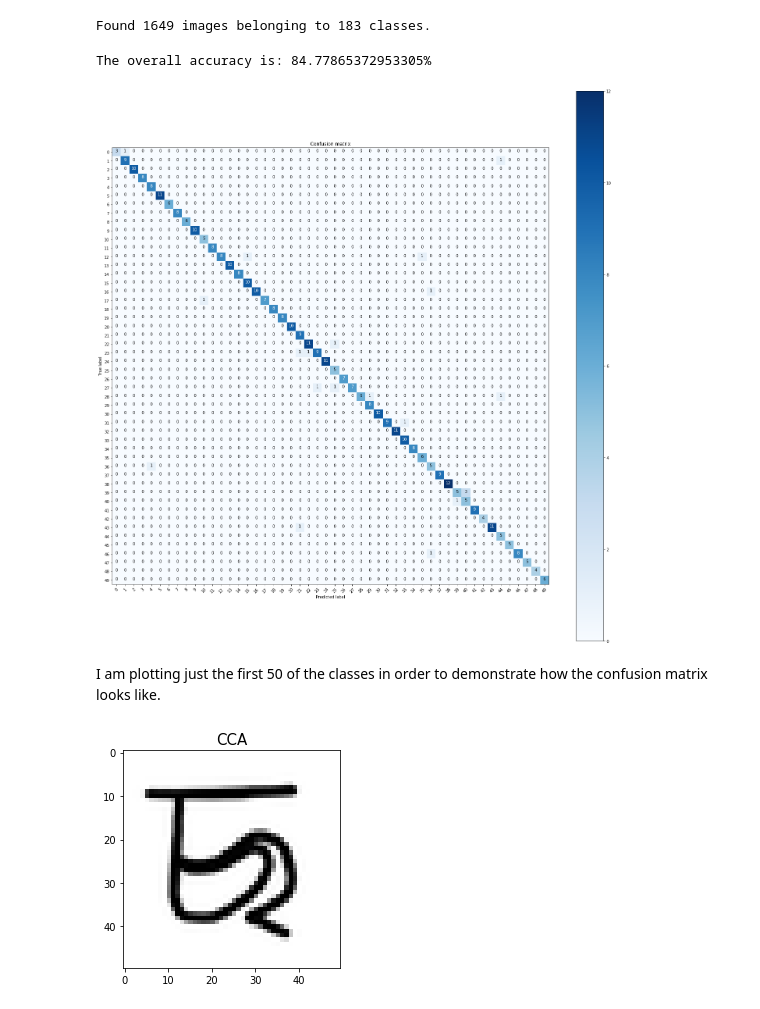
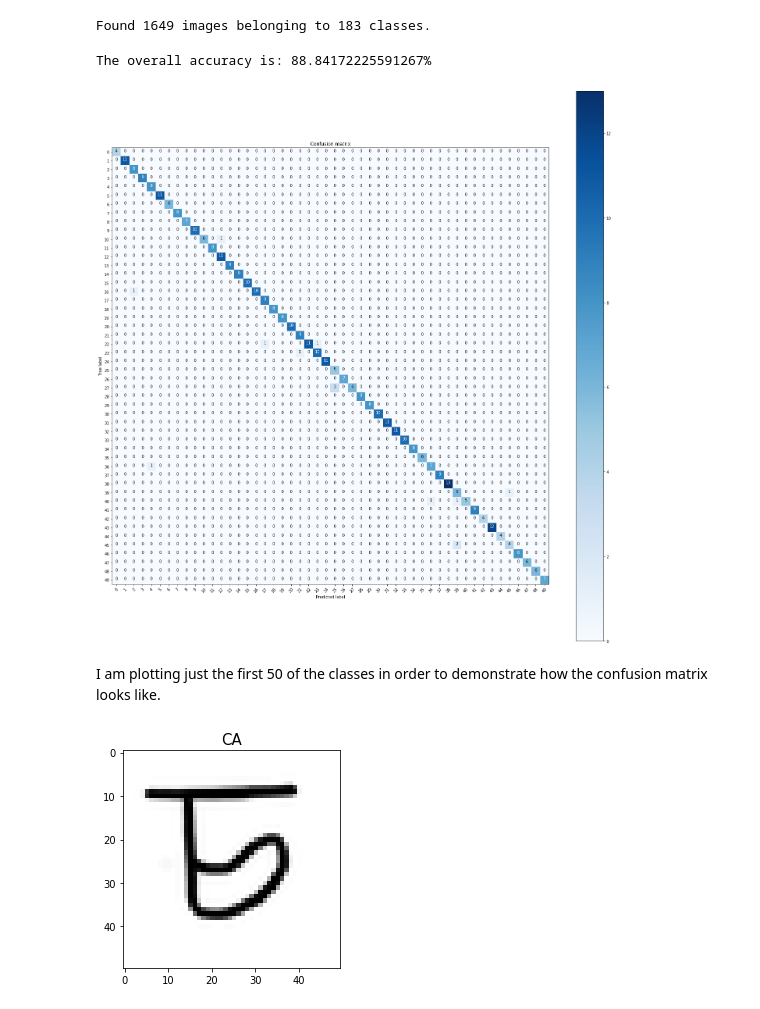
Before and after one commit to nathdipankar/Assamese-Character-Recognition, a Jupyter notebook: CNN for Assamese script character recognition.ipynb, the cells around one changed output. Cells and saved outputs as stored; diff of their text form; code cells hidden in the pictures.

Commit message:
Better accuracy of the CNN

```diff
--- a/CNN for Assamese script character recognition.ipynb
+++ b/CNN for Assamese script character recognition.ipynb
@@ -66,9 +66,9 @@ batch_size = 30
 # this is the augmentation configuration we will use for training
 train_datagen = ImageDataGenerator(
         rescale=1./255,
-        shear_range=0.2,
-        zoom_range=0.2,
-        horizontal_flip=True)
+        shear_range=0.4,
+        zoom_range=0.4,
+        horizontal_flip=False)
 
 # this is the augmentation configuration we will use for testing:
 # only rescaling
@@ -201,12 +199,12 @@ accuracy = cm.trace()/cm.sum()
 # %%
 print('The overall accuracy is: {}% '.format(accuracy*100))
 # %% [output]
-The overall accuracy is: 84.77865372953305%
+The overall accuracy is: 88.84172225591267%
 # %%
 plt.figure(figsize = (20, 20))
 plot_confusion_matrix(cm[:50,:50], classes = range(50))
 # %% [output]
-[figure, old version]
+[figure, new version]
 # %% [markdown]
 I am plotting just the first 50 of the classes in order to demonstrate how the confusion matrix looks like.
 # %%
@@ -214,18 +212,18 @@ x = train_generator.class_indices
 # %%
 
 from resizeimage import resizeimage
 def predict_new_image(path):
         test1 = load_img(path)
         test2 = resizeimage.resize_contain(test1, [50,50]).convert('RGB')
         test = img_to_array(test2)
         test = np.expand_dims(test, axis = 0)
         result = model.predict(test)
         x = train_generator.class_indices
         all_label = list(x.keys())
         plt.figure()
         plt.clf()
         plt.imshow(test2, cmap = 'Greys')
         plt.title(all_label[result.argmax()], fontsize = 15)
-predict_new_image('predict/predict_15.jpg')
+predict_new_image('predict/predict_16.jpg')
 # %% [output]
-[figure, old version]
+[figure, new version]
```
Also changed, not shown: parts of 4 cells of this notebook, 1 other file.
